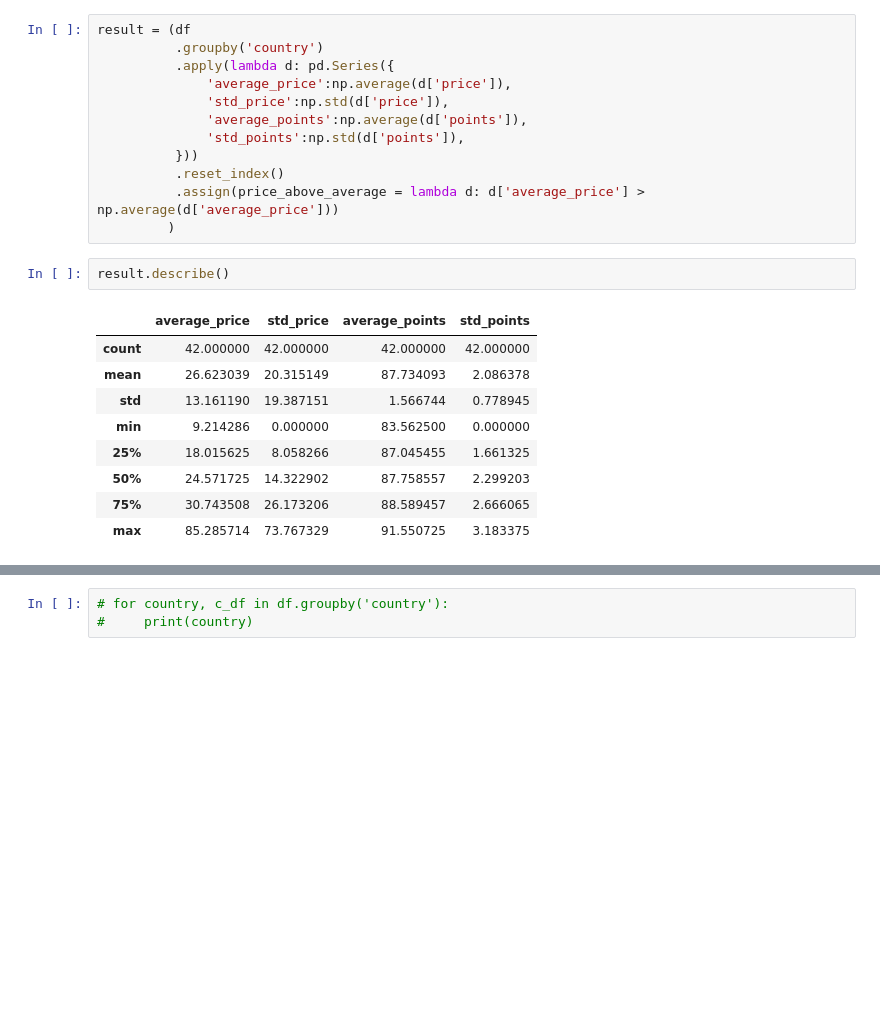
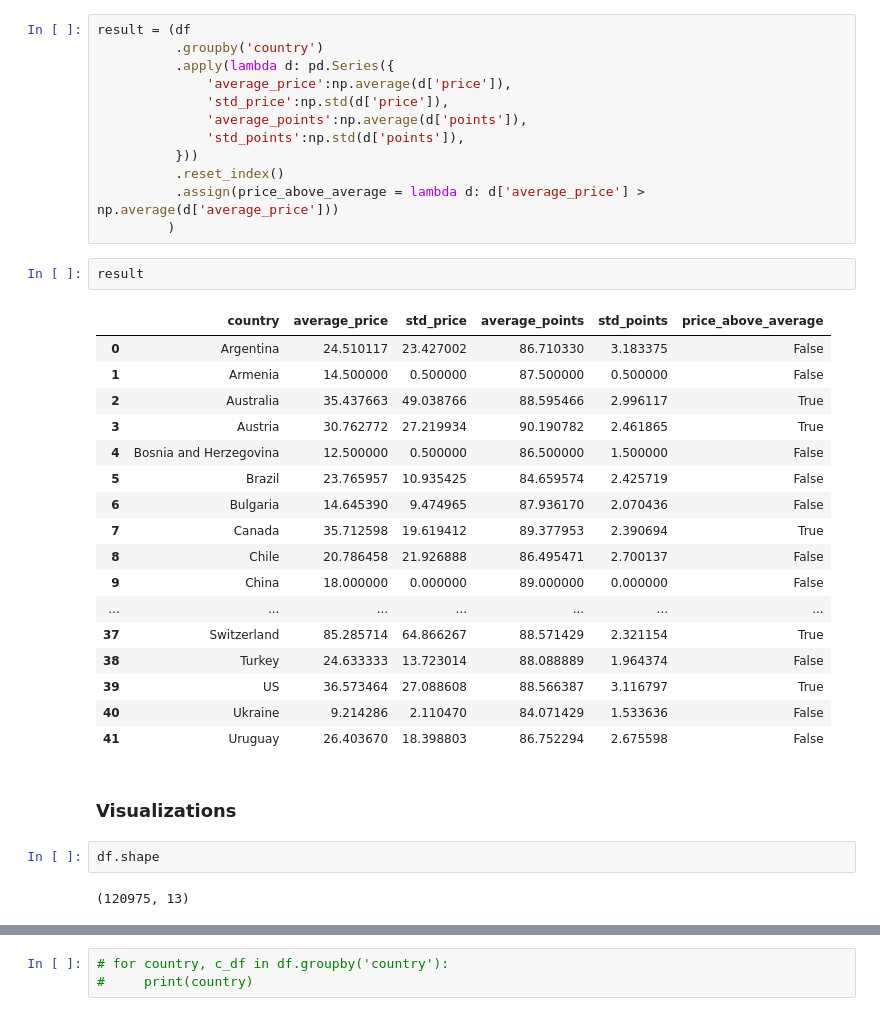
Before and after one commit to ldeangelisphys/python4onwar, a Jupyter notebook: 4 - Pandas/4 - Pandas.ipynb, the cells around one changed output, grey strips where cells are left out. Cells and saved outputs as stored; diff of their text form; blank space fills up the shorter version.

```diff
--- a/4 - Pandas/4 - Pandas.ipynb
+++ b/4 - Pandas/4 - Pandas.ipynb
@@ -383,14 +385,28 @@ result = (df
           .assign(price_above_average = lambda d: d['average_price'] > np.average(d['average_price']))
          )
 # %%
-result.describe()
+result
 # %% [output]
-|  | average_price | std_price | average_points | std_points |
-| count | 42.000000 | 42.000000 | 42.000000 | 42.000000 |
-| mean | 26.623039 | 20.315149 | 87.734093 | 2.086378 |
-| std | 13.161190 | 19.387151 | 1.566744 | 0.778945 |
-| min | 9.214286 | 0.000000 | 83.562500 | 0.000000 |
-| 25% | 18.015625 | 8.058266 | 87.045455 | 1.661325 |
-| 50% | 24.571725 | 14.322902 | 87.758557 | 2.299203 |
-| 75% | 30.743508 | 26.173206 | 88.589457 | 2.666065 |
-| max | 85.285714 | 73.767329 | 91.550725 | 3.183375 |
+|  | country | average_price | std_price | average_points | std_points | price_above_average |
+| 0 | Argentina | 24.510117 | 23.427002 | 86.710330 | 3.183375 | False |
+| 1 | Armenia | 14.500000 | 0.500000 | 87.500000 | 0.500000 | False |
+| 2 | Australia | 35.437663 | 49.038766 | 88.595466 | 2.996117 | True |
+| 3 | Austria | 30.762772 | 27.219934 | 90.190782 | 2.461865 | True |
+| 4 | Bosnia and Herzegovina | 12.500000 | 0.500000 | 86.500000 | 1.500000 | False |
+| 5 | Brazil | 23.765957 | 10.935425 | 84.659574 | 2.425719 | False |
+| 6 | Bulgaria | 14.645390 | 9.474965 | 87.936170 | 2.070436 | False |
+| 7 | Canada | 35.712598 | 19.619412 | 89.377953 | 2.390694 | True |
+| 8 | Chile | 20.786458 | 21.926888 | 86.495471 | 2.700137 | False |
+| 9 | China | 18.000000 | 0.000000 | 89.000000 | 0.000000 | False |
+| ... | ... | ... | ... | ... | ... | ... |
+| 37 | Switzerland | 85.285714 | 64.866267 | 88.571429 | 2.321154 | True |
+| 38 | Turkey | 24.633333 | 13.723014 | 88.088889 | 1.964374 | False |
+| 39 | US | 36.573464 | 27.088608 | 88.566387 | 3.116797 | True |
+| 40 | Ukraine | 9.214286 | 2.110470 | 84.071429 | 1.533636 | False |
+| 41 | Uruguay | 26.403670 | 18.398803 | 86.752294 | 2.675598 | False |
+# %% [markdown]
+### Visualizations
+# %%
+df.shape
+# %% [output]
+(120975, 13)
```
Also changed, not shown: parts of 27 cells of this notebook.
